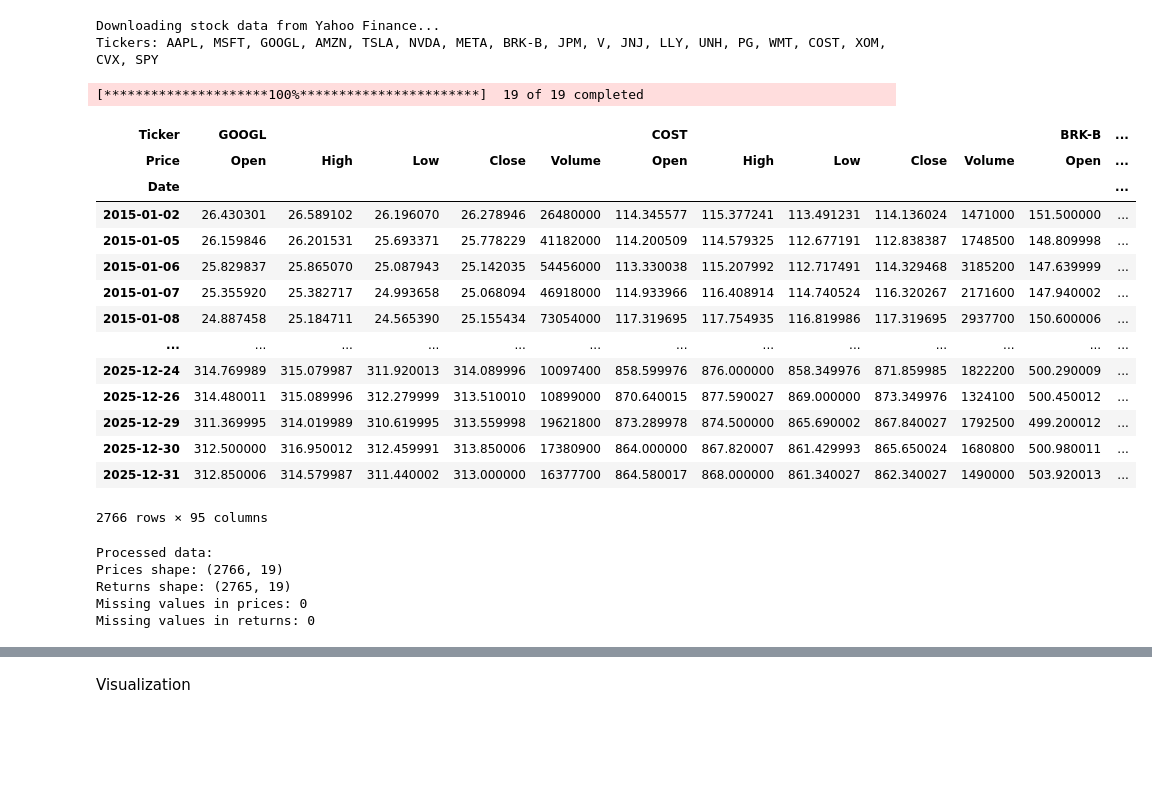
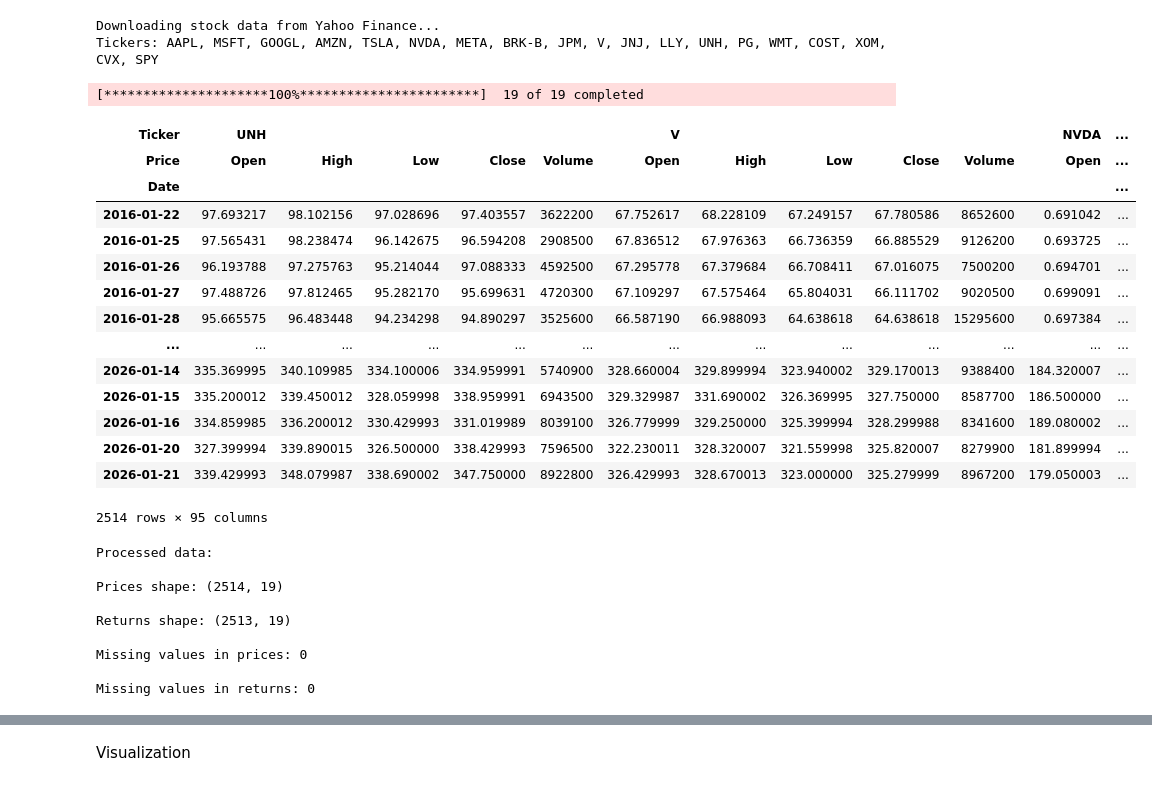
Before and after one commit to m-crr/Portfolio-Optimisation, a Jupyter notebook: Notebooks/data_collection.ipynb, the cells around one changed output, grey strips where cells are left out. Drawn from its saved outputs; the diff is of its cells as text; code cells hidden in the pictures; blank space fills up the shorter version.

Commit message:
updated raw_data and summary_stats functions

```diff
--- a/Notebooks/data_collection.ipynb
+++ b/Notebooks/data_collection.ipynb
@@ -57,8 +57,6 @@ config_params = {
         # Benchmark
         "SPY",
     ],
-    "start_date": "2015-01-01",
-    "end_date": "2026-01-01",
     "risk_free_rate": 4.18,
     # "rebalance_frequency": "quarterly",
     # "transaction_cost": 0.0015,
@@ -69,42 +67,45 @@ config_params = {
 # %%
 raw_data = user_def_fncs.download_data(
     tickers=config_params["Tickers"],
-    start_date=config_params["start_date"],
-    end_date=config_params["end_date"],
+    lookback_window=10,
 )
 
 raw_data
 # %% [output]
 Downloading stock data from Yahoo Finance...
 Tickers: AAPL, MSFT, GOOGL, AMZN, TSLA, NVDA, META, BRK-B, JPM, V, JNJ, LLY, UNH, PG, WMT, COST, XOM, CVX, SPY
 [*********************100%***********************]  19 of 19 completed
-| Ticker | GOOGL |  |  |  |  | COST |  |  |  |  | BRK-B | ... |
+| Ticker | UNH |  |  |  |  | V |  |  |  |  | NVDA | ... |
 | Price | Open | High | Low | Close | Volume | Open | High | Low | Close | Volume | Open | ... |
 | Date |  |  |  |  |  |  |  |  |  |  |  | ... |
-| 2015-01-02 | 26.430301 | 26.589102 | 26.196070 | 26.278946 | 26480000 | 114.345577 | 115.377241 | 113.491231 | 114.136024 | 1471000 | 151.500000 | ... |
-| 2015-01-05 | 26.159846 | 26.201531 | 25.693371 | 25.778229 | 41182000 | 114.200509 | 114.579325 | 112.677191 | 112.838387 | 1748500 | 148.809998 | ... |
-| 2015-01-06 | 25.829837 | 25.865070 | 25.087943 | 25.142035 | 54456000 | 113.330038 | 115.207992 | 112.717491 | 114.329468 | 3185200 | 147.639999 | ... |
-| 2015-01-07 | 25.355920 | 25.382717 | 24.993658 | 25.068094 | 46918000 | 114.933966 | 116.408914 | 114.740524 | 116.320267 | 2171600 | 147.940002 | ... |
-| 2015-01-08 | 24.887458 | 25.184711 | 24.565390 | 25.155434 | 73054000 | 117.319695 | 117.754935 | 116.819986 | 117.319695 | 2937700 | 150.600006 | ... |
+| 2016-01-22 | 97.693217 | 98.102156 | 97.028696 | 97.403557 | 3622200 | 67.752617 | 68.228109 | 67.249157 | 67.780586 | 8652600 | 0.691042 | ... |
+| 2016-01-25 | 97.565431 | 98.238474 | 96.142675 | 96.594208 | 2908500 | 67.836512 | 67.976363 | 66.736359 | 66.885529 | 9126200 | 0.693725 | ... |
+| 2016-01-26 | 96.193788 | 97.275763 | 95.214044 | 97.088333 | 4592500 | 67.295778 | 67.379684 | 66.708411 | 67.016075 | 7500200 | 0.694701 | ... |
+| 2016-01-27 | 97.488726 | 97.812465 | 95.282170 | 95.699631 | 4720300 | 67.109297 | 67.575464 | 65.804031 | 66.111702 | 9020500 | 0.699091 | ... |
+| 2016-01-28 | 95.665575 | 96.483448 | 94.234298 | 94.890297 | 3525600 | 66.587190 | 66.988093 | 64.638618 | 64.638618 | 15295600 | 0.697384 | ... |
 | ... | ... | ... | ... | ... | ... | ... | ... | ... | ... | ... | ... | ... |
-| 2025-12-24 | 314.769989 | 315.079987 | 311.920013 | 314.089996 | 10097400 | 858.599976 | 876.000000 | 858.349976 | 871.859985 | 1822200 | 500.290009 | ... |
-| 2025-12-26 | 314.480011 | 315.089996 | 312.279999 | 313.510010 | 10899000 | 870.640015 | 877.590027 | 869.000000 | 873.349976 | 1324100 | 500.450012 | ... |
-| 2025-12-29 | 311.369995 | 314.019989 | 310.619995 | 313.559998 | 19621800 | 873.289978 | 874.500000 | 865.690002 | 867.840027 | 1792500 | 499.200012 | ... |
-| 2025-12-30 | 312.500000 | 316.950012 | 312.459991 | 313.850006 | 17380900 | 864.000000 | 867.820007 | 861.429993 | 865.650024 | 1680800 | 500.980011 | ... |
-| 2025-12-31 | 312.850006 | 314.579987 | 311.440002 | 313.000000 | 16377700 | 864.580017 | 868.000000 | 861.340027 | 862.340027 | 1490000 | 503.920013 | ... |
+| 2026-01-14 | 335.369995 | 340.109985 | 334.100006 | 334.959991 | 5740900 | 328.660004 | 329.899994 | 323.940002 | 329.170013 | 9388400 | 184.320007 | ... |
+| 2026-01-15 | 335.200012 | 339.450012 | 328.059998 | 338.959991 | 6943500 | 329.329987 | 331.690002 | 326.369995 | 327.750000 | 8587700 | 186.500000 | ... |
+| 2026-01-16 | 334.859985 | 336.200012 | 330.429993 | 331.019989 | 8039100 | 326.779999 | 329.250000 | 325.399994 | 328.299988 | 8341600 | 189.080002 | ... |
+| 2026-01-20 | 327.399994 | 339.890015 | 326.500000 | 338.429993 | 7596500 | 322.230011 | 328.320007 | 321.559998 | 325.820007 | 8279900 | 181.899994 | ... |
+| 2026-01-21 | 339.429993 | 348.079987 | 338.690002 | 347.750000 | 8922800 | 326.429993 | 328.670013 | 323.000000 | 325.279999 | 8967200 | 179.050003 | ... |
-2766 rows × 95 columns
+2514 rows × 95 columns
-# %%
-processed_data = user_def_fncs.process_raw_data(raw_data, config_params["Tickers"])
-
-prices = processed_data["prices"]
-volume = processed_data["volume"]
-returns = processed_data["returns"]
-# %% [output]
-Processed data:
-Prices shape: (2766, 19)
-Returns shape: (2765, 19)
-Missing values in prices: 0
-Missing values in returns: 0
+# %%
+processed_data = user_def_fncs.process_raw_data(raw_data, config_params["Tickers"])
+
+prices = processed_data["prices"]
+volume = processed_data["volume"]
+returns = processed_data["returns"]
+# %% [output]
+Processed data:
+
+Prices shape: (2514, 19)
+
+Returns shape: (2513, 19)
+
+Missing values in prices: 0
+
+Missing values in returns: 0
 # %%
 # Returns summary stats - annualized returns and volatility, Sharpe ratio, and total returns.
 
```
Also changed, not shown: parts of 4 cells of this notebook.
